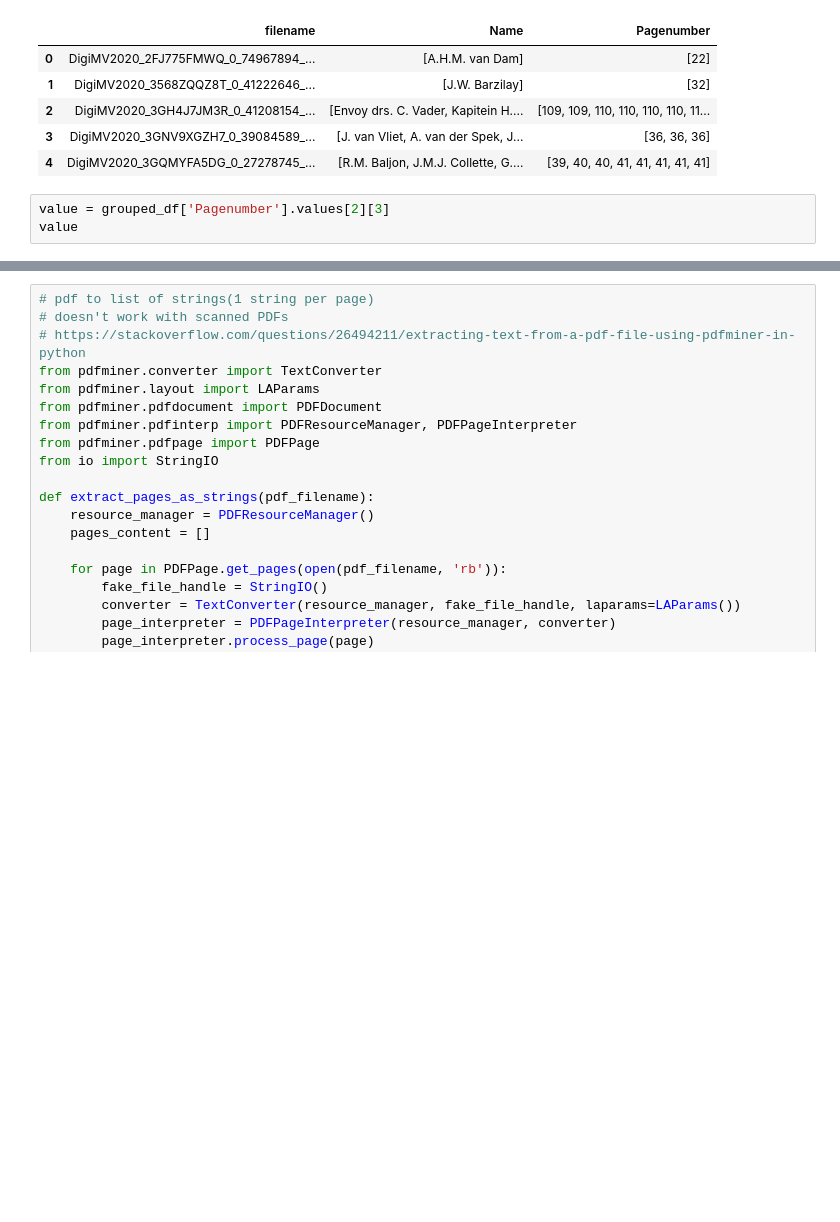
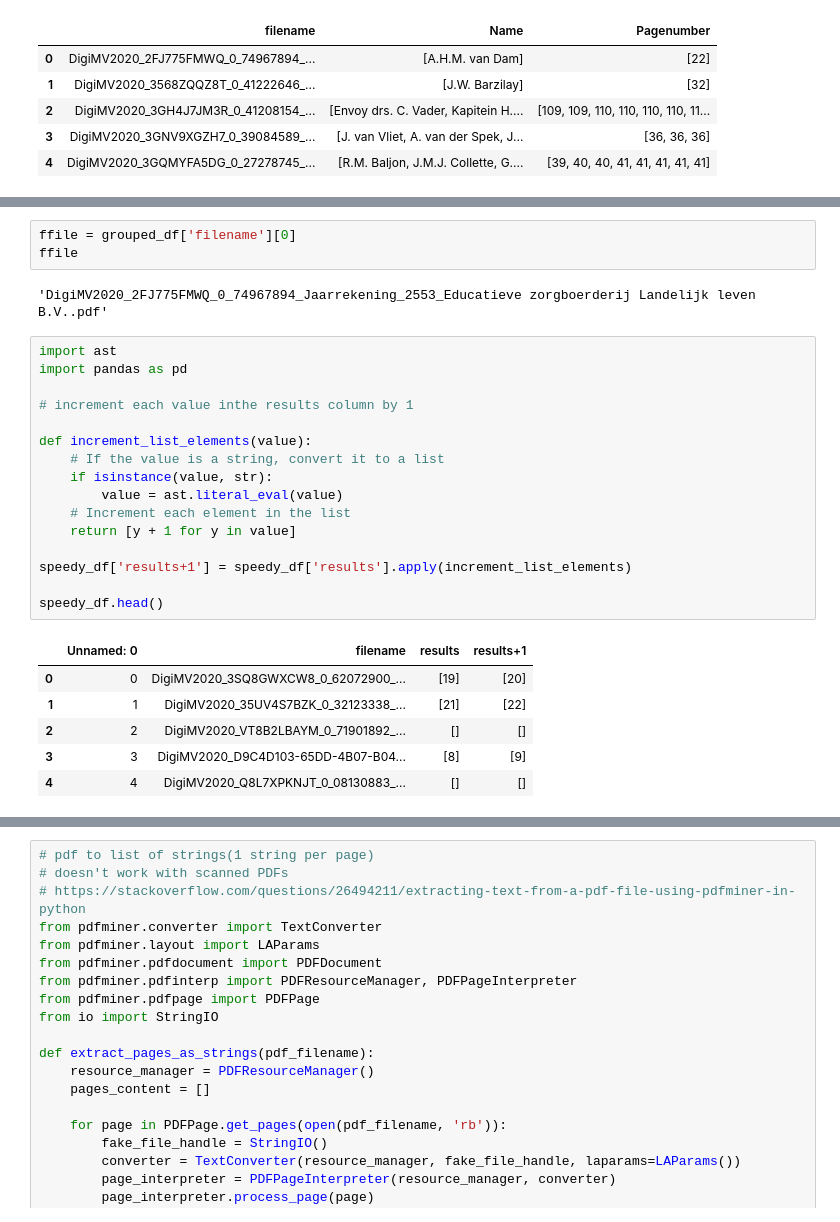
Before and after one commit to Nazar710/CIBG-WNT-Parser, a Jupyter notebook: dataProcessing/testFiles.ipynb, the cells around one changed output, grey strips where cells are left out. Cells and saved outputs as stored; diff of their text form; blank space fills up the shorter version.

```diff
--- a/dataProcessing/testFiles.ipynb
+++ b/dataProcessing/testFiles.ipynb
@@ -65,6 +65,3 @@ grouped_df.head()
 | 2 | DigiMV2020_3GH4J7JM3R_0_41208154_... | [Envoy drs. C. Vader, Kapitein H.... | [109, 109, 110, 110, 110, 110, 11... |
 | 3 | DigiMV2020_3GNV9XGZH7_0_39084589_... | [J. van Vliet, A. van der Spek, J... | [36, 36, 36] |
 | 4 | DigiMV2020_3GQMYFA5DG_0_27278745_... | [R.M. Baljon, J.M.J. Collette, G.... | [39, 40, 40, 41, 41, 41, 41, 41] |
-# %%
-value = grouped_df['Pagenumber'].values[2][3]
-value
@@ -131,0 +93,28 @@ labeled_df_1.shape
+# %%
+ffile = grouped_df['filename'][0]
+ffile
+# %% [output]
+'DigiMV2020_2FJ775FMWQ_0_74967894_Jaarrekening_2553_Educatieve zorgboerderij Landelijk leven B.V..pdf'
+# %%
+import ast
+import pandas as pd
+
+# increment each value inthe results column by 1
+
+def increment_list_elements(value):
+    # If the value is a string, convert it to a list
+    if isinstance(value, str):
+        value = ast.literal_eval(value)
+    # Increment each element in the list
+    return [y + 1 for y in value]
+
+speedy_df['results+1'] = speedy_df['results'].apply(increment_list_elements)
+
+speedy_df.head()
+# %% [output]
+|  | Unnamed: 0 | filename | results | results+1 |
+| 0 | 0 | DigiMV2020_3SQ8GWXCW8_0_62072900_... | [19] | [20] |
+| 1 | 1 | DigiMV2020_35UV4S7BZK_0_32123338_... | [21] | [22] |
+| 2 | 2 | DigiMV2020_VT8B2LBAYM_0_71901892_... | [] | [] |
+| 3 | 3 | DigiMV2020_D9C4D103-65DD-4B07-B04... | [8] | [9] |
+| 4 | 4 | DigiMV2020_Q8L7XPKNJT_0_08130883_... | [] | [] |
```
Also changed, not shown: parts of 13 cells of this notebook, 3 other files.
